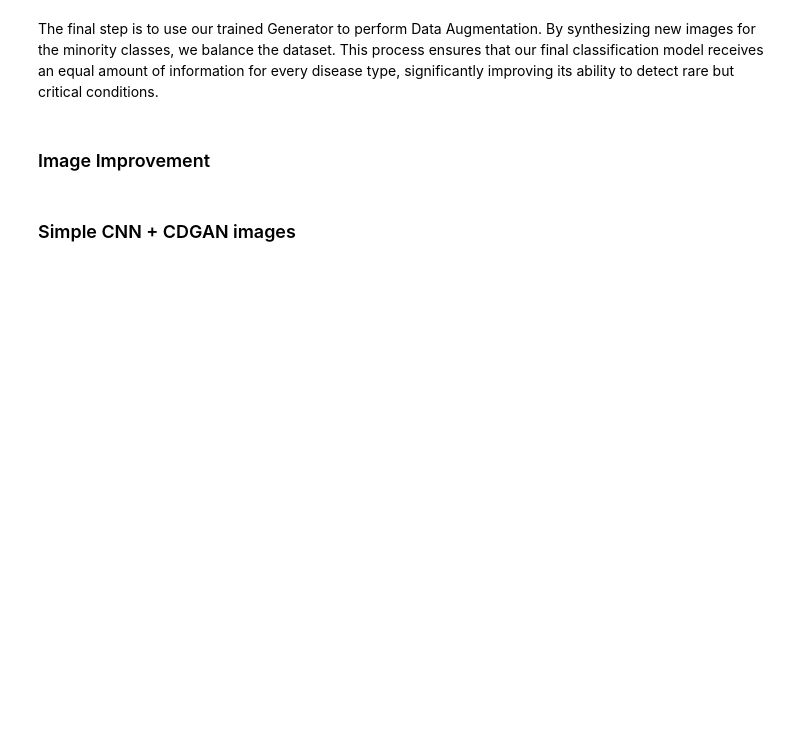
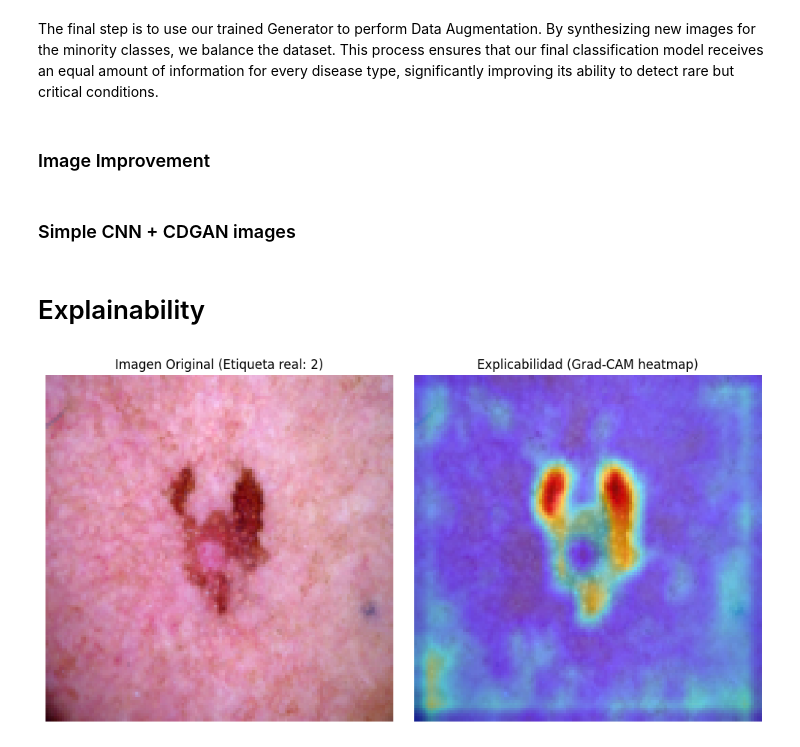
Before and after one commit to Gonzatorra/Advanced-ML-Project, a Jupyter notebook: Deliverable1/main.ipynb, the cells around one changed output. Drawn from its saved outputs; the diff is of its cells as text; code cells hidden in the pictures; blank space fills up the shorter version.

```diff
--- a/Deliverable1/main.ipynb
+++ b/Deliverable1/main.ipynb
@@ -2551,3 +2548,77 @@ test_loader = DataLoader(test_dataset, batch_size=32, shuffle=False)
 
 # Evaluar y mostrar métricas
 all_labels, all_preds = evaluate_model(simple_model, test_loader, device, le)
+# %% [markdown]
+# Explainability
+# %%
+from models.simple_cnn import SimpleCNN
+
+simple_model = SimpleCNN(input_channels=3, num_classes=7, dropout_rate=0.5).to(device)
+simple_model.load_state_dict(torch.load("checkpoints/best_simple_cnn.pth", map_location=device))
+
+# Create test DataLoader
+BATCH_SIZE = 32
+test_dataset = ImageDataset(X_test_tensor, y_test_tensor, transform=val_transform)
+test_loader = DataLoader(test_dataset, batch_size=BATCH_SIZE, shuffle=False)
+# %%
+import torch
+import numpy as np
+import matplotlib.pyplot as plt
+from pytorch_grad_cam import GradCAM
+from pytorch_grad_cam.utils.image import show_cam_on_image
+from pytorch_grad_cam.utils.model_targets import ClassifierOutputTarget
+
+# Asumo que ya tienes tu modelo cargado en 'simple_model' y en modo evaluación
+simple_model.eval()
+
+# 1. Definir la capa objetivo (la última convolucional de tu modelo)
+# En tu clase SimpleCNN, la última capa convolucional es 'conv3'
+target_layers = [simple_model.conv3]
+
+# 2. Inicializar el objeto GradCAM
+cam = GradCAM(model=simple_model, target_layers=target_layers)
+
+# 3. Coger UNA imagen del test_loader
+# Obtenemos un batch y nos quedamos con la primera imagen
+dataiter = iter(test_loader)
+images, labels = next(dataiter)
+
+input_tensor = images[19].unsqueeze(0).to(device) # Añadir dimensión de batch: [1, 3, H, W]
+true_label = labels[19].item()
+
+# 4. Generar el mapa de calor (CAM)
+# Si targets=None, Grad-CAM usará la clase con la puntuación más alta (la predicción del modelo)
+# Si quisieras forzar a ver en qué se fija para una clase concreta, usarías:
+# targets = [ClassifierOutputTarget(clase_deseada)]
+grayscale_cam = cam(input_tensor=input_tensor, targets=None)
+
+# Extraemos el mapa 2D para la primera imagen del batch
+grayscale_cam = grayscale_cam[0, :]
+
+# 5. Preparar la imagen para la visualización
+# IMPORTANTE: input_tensor está normalizado para el modelo (ej. con mean y std).
+# Para dibujarlo, necesitamos la imagen original en formato RGB con valores entre 0 y 1.
+# Aquí des-normalizamos de forma básica (ajusta los valores si usaste mean/std específicos en val_transform_norm)
+img_to_show = input_tensor.squeeze().cpu().numpy().transpose(1, 2, 0)
+img_to_show = (img_to_show - img_to_show.min()) / (img_to_show.max() - img_to_show.min())
+
+# 6. Superponer el mapa de calor sobre la imagen original
+visualization = show_cam_on_image(img_to_show, grayscale_cam, use_rgb=True)
+
+# 7. Dibujar el resultado
+fig, ax = plt.subplots(1, 2, figsize=(10, 5))
+
+# Imagen original
+ax[0].imshow(img_to_show)
+ax[0].set_title(f"Imagen Original (Etiqueta real: {true_label})")
+ax[0].axis('off')
+
+# Imagen con Grad-CAM
+ax[1].imshow(visualization)
+ax[1].set_title("Explicabilidad (Grad-CAM heatmap)")
+ax[1].axis('off')
+
+plt.tight_layout()
+plt.show()
+# %% [output]
+[figure, added]
```
Also changed, not shown: parts of 5 cells of this notebook, 3 other files.
